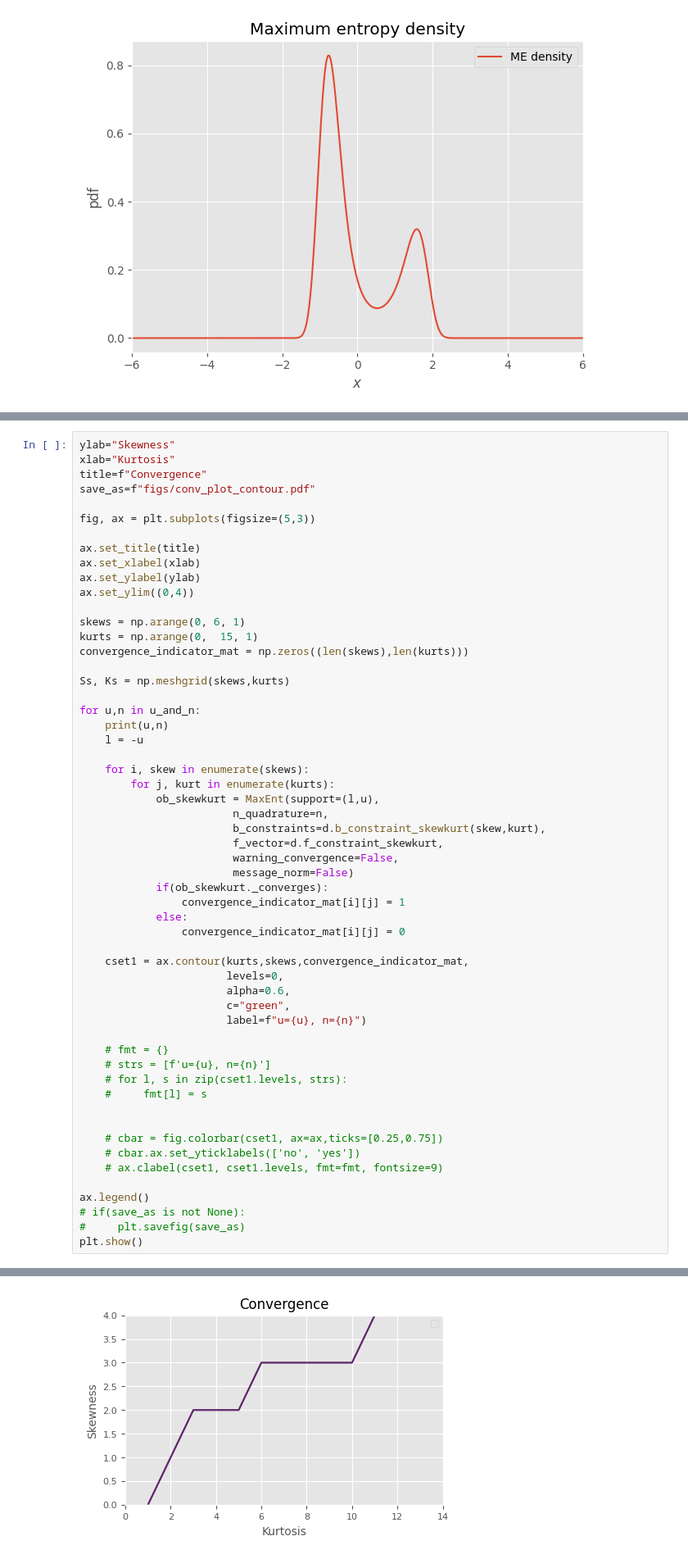
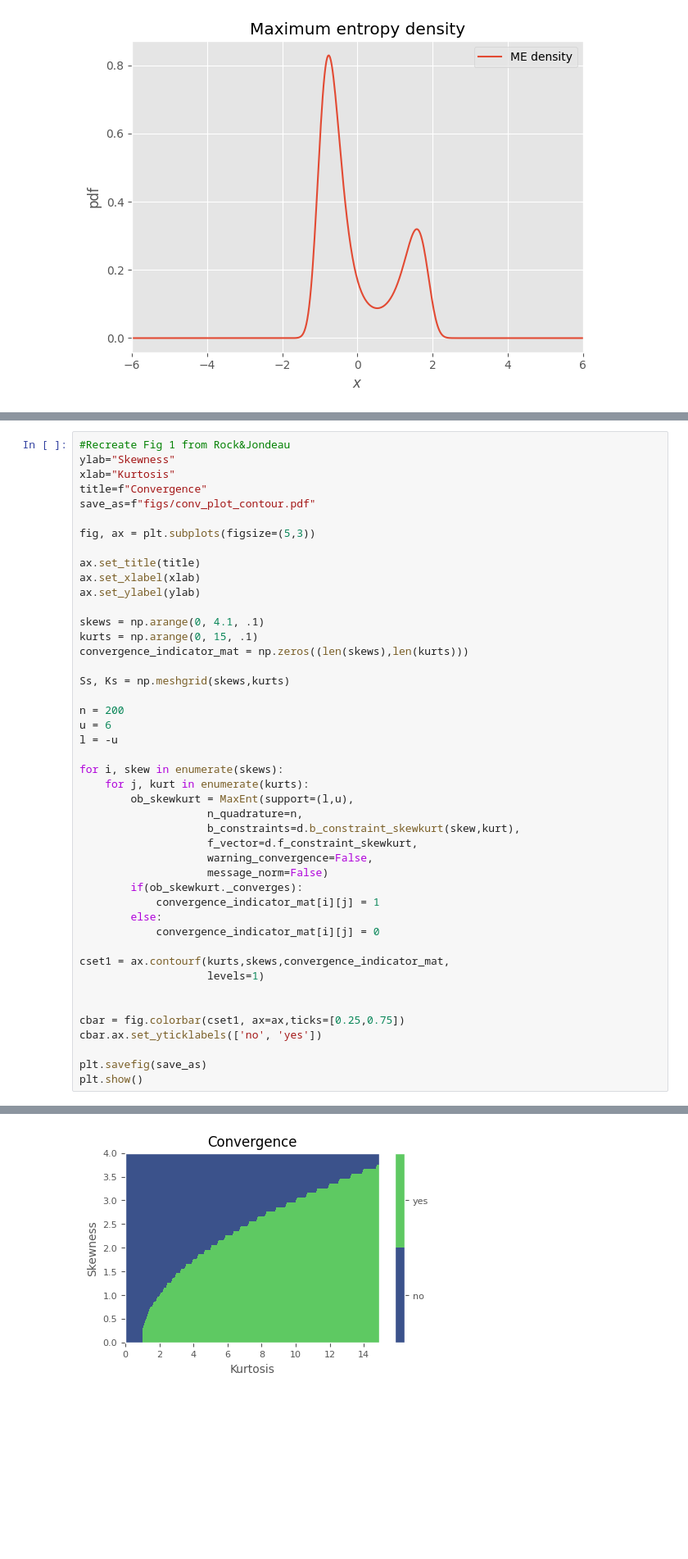
Before and after one commit to LiselotPrins/max_entropy, a Jupyter notebook: skew_kurt_convergence.ipynb, the cells around one changed output, grey strips where cells are left out. Shown at 82% size. Saved outputs shown, nothing was run; the diff lists cells and outputs as text; blank space fills up the shorter version.

```diff
--- a/skew_kurt_convergence.ipynb
+++ b/skew_kurt_convergence.ipynb
@@ -212,4 +183,5 @@ u_and_n = [[6,40], [6,400]]
 # %%
+#Recreate Fig 1 from Rock&Jondeau
 ylab="Skewness"
 xlab="Kurtosis"
 title=f"Convergence"
@@ -220,49 +192,37 @@ fig, ax = plt.subplots(figsize=(5,3))
 ax.set_title(title)
 ax.set_xlabel(xlab)
 ax.set_ylabel(ylab)
-ax.set_ylim((0,4))
 
-skews = np.arange(0, 6, 1)
-kurts = np.arange(0,  15, 1)
+skews = np.arange(0, 4.1, .1)
+kurts = np.arange(0, 15, .1)
 convergence_indicator_mat = np.zeros((len(skews),len(kurts)))
 
 Ss, Ks = np.meshgrid(skews,kurts)
 
-for u,n in u_and_n:
-    print(u,n)
-    l = -u
+n = 200
+u = 6
+l = -u
 
-    for i, skew in enumerate(skews):
-        for j, kurt in enumerate(kurts):
-            ob_skewkurt = MaxEnt(support=(l,u),
-                        n_quadrature=n,
-                        b_constraints=d.b_constraint_skewkurt(skew,kurt),
-                        f_vector=d.f_constraint_skewkurt,
-                        warning_convergence=False,
-                        message_norm=False)
-            if(ob_skewkurt._converges):
-                convergence_indicator_mat[i][j] = 1
-            else:
-                convergence_indicator_mat[i][j] = 0
+for i, skew in enumerate(skews):
+    for j, kurt in enumerate(kurts):
+        ob_skewkurt = MaxEnt(support=(l,u),
+                    n_quadrature=n,
+                    b_constraints=d.b_constraint_skewkurt(skew,kurt),
+                    f_vector=d.f_constraint_skewkurt,
+                    warning_convergence=False,
+                    message_norm=False)
+        if(ob_skewkurt._converges):
+            convergence_indicator_mat[i][j] = 1
+        else:
+            convergence_indicator_mat[i][j] = 0
 
-    cset1 = ax.contour(kurts,skews,convergence_indicator_mat,
-                       levels=0,
-                       alpha=0.6,
-                       c="green",
-                       label=f"u={u}, n={n}")
-
-    # fmt = {}
-    # strs = [f'u={u}, n={n}']
-    # for l, s in zip(cset1.levels, strs):
-    #     fmt[l] = s
+cset1 = ax.contourf(kurts,skews,convergence_indicator_mat,
+                    levels=1)
 
 
-    # cbar = fig.colorbar(cset1, ax=ax,ticks=[0.25,0.75])
-    # cbar.ax.set_yticklabels(['no', 'yes'])
-    # ax.clabel(cset1, cset1.levels, fmt=fmt, fontsize=9)
+cbar = fig.colorbar(cset1, ax=ax,ticks=[0.25,0.75])
+cbar.ax.set_yticklabels(['no', 'yes'])
 
-ax.legend()
-# if(save_as is not None):
-#     plt.savefig(save_as)
+plt.savefig(save_as)
 plt.show()
 # %% [output]
@@ -271 +229 @@ plt.show()
-[figure, old version]
+[figure, new version]
```
Also changed, not shown: parts of 8 cells of this notebook, 29 other files.
